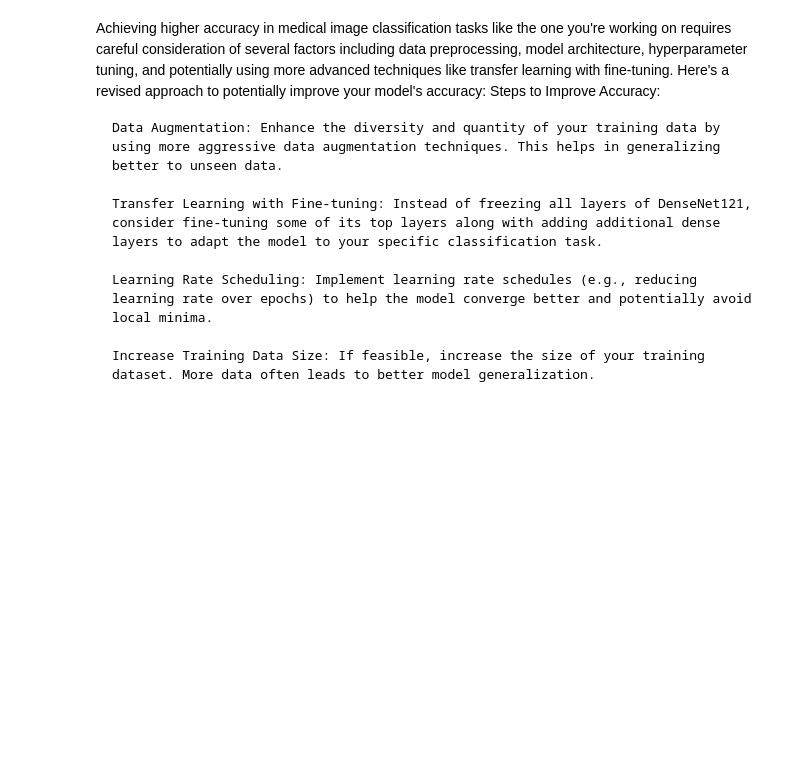
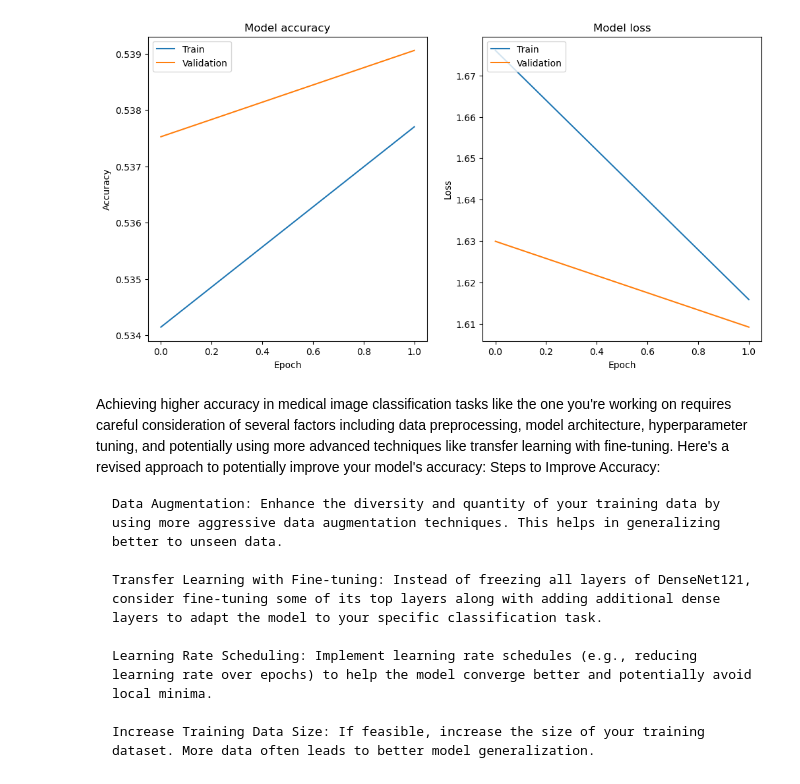
Before and after one commit to MohammadSheakh/Thesis-Codes, a Jupyter notebook: compound dense net/denseNetV4GPT.ipynb, the cells around one changed output. Saved outputs shown, nothing was run; the diff lists cells and outputs as text; code cells hidden in the pictures; blank space fills up the shorter version.

Commit message:
10 epoch 53 percent accuracy

```diff
--- a/compound dense net/denseNetV4GPT.ipynb
+++ b/compound dense net/denseNetV4GPT.ipynb
@@ -64,8 +68,8 @@ train_generator = train_datagen.flow_from_dataframe(
     directory=labeled_images_folder,
     x_col='Image Index',
     y_col='Finding Labels',
-    target_size=(224, 224),
-    batch_size=32,
+    target_size=(192, 192), # (224, 224)
+    batch_size=64,
     class_mode='categorical'
 )
 
@@ -74,8 +78,8 @@ validation_generator = val_datagen.flow_from_dataframe(
     directory=labeled_images_folder,
     x_col='Image Index',
     y_col='Finding Labels',
-    target_size=(224, 224),
-    batch_size=32,
+    target_size=(192, 192), #(224, 224)
+    batch_size=64,
     class_mode='categorical'
 )
 
@@ -84,8 +88,8 @@ test_generator = test_datagen.flow_from_dataframe(
     directory=labeled_images_folder,
     x_col='Image Index',
     y_col='Finding Labels',
-    target_size=(224, 224),
-    batch_size=32,
+    target_size=(192, 192), #(224, 224)
+    batch_size=64,
     class_mode='categorical',
     shuffle=False  # Important to keep the order for evaluation
 )
@@ -92,6 +100,6 @@ test_generator = test_datagen.flow_from_dataframe(
 # %%
 # Load pre-trained DenseNet121
-base_model = DenseNet121(weights='imagenet', include_top=False, input_shape=(224, 224, 3))
+base_model = DenseNet121(weights='imagenet', include_top=False, input_shape=(192, 192, 3)) #(224, 224)
 
 # Add custom layers on top of the base model
 x = base_model.output
@@ -108,7 +116,7 @@ for layer in base_model.layers:
     layer.trainable = False
 
 # Compile the model using SGD with a lower learning rate
-model.compile(optimizer=SGD(lr=0.0001, momentum=0.9), loss='categorical_crossentropy', metrics=['accuracy'])
+model.compile(optimizer=SGD(lr=0.001, momentum=0.9), loss='categorical_crossentropy', metrics=['accuracy']) #lr=0.0001
 
 # Learning rate reduction callback
 reduce_lr = ReduceLROnPlateau(monitor='val_loss', factor=0.1, patience=2, min_lr=0.00001, verbose=1)
@@ -117,7 +125,7 @@ reduce_lr = ReduceLROnPlateau(monitor='val_loss', factor=0.1, patience=2, min_lr
 history = model.fit(
     train_generator,
     steps_per_epoch=len(train_generator),
-    epochs=50,  # Increase epochs
+    epochs=2,  # Increase epochs
     validation_data=validation_generator,
     validation_steps=len(validation_generator),
     callbacks=[reduce_lr]  # Add reduce_lr callback
@@ -141,3 +179,25 @@ print(classification_report(true_labels, predicted_labels, target_names=class_la
+# %%
+# Plot training & validation accuracy values
+plt.figure(figsize=(12, 6))
+plt.subplot(1, 2, 1)
+plt.plot(history.history['accuracy'])
+plt.plot(history.history['val_accuracy'])
+plt.title('Model accuracy')
+plt.ylabel('Accuracy')
+plt.xlabel('Epoch')
+plt.legend(['Train', 'Validation'], loc='upper left')
+# Plot training & validation loss values
+plt.subplot(1, 2, 2)
+plt.plot(history.history['loss'])
+plt.plot(history.history['val_loss'])
+plt.title('Model loss')
+plt.ylabel('Loss')
+plt.xlabel('Epoch')
+plt.legend(['Train', 'Validation'], loc='upper left')
+
+plt.show()
+# %% [output]
+[figure, added]
 # %% [markdown]
 Achieving higher accuracy in medical image classification tasks like the one you're working on requires careful consideration of several factors including data preprocessing, model architecture, hyperparameter tuning, and potentially using more advanced techniques like transfer learning with fine-tuning. Here's a revised approach to potentially improve your model's accuracy:
 Steps to Improve Accuracy:
```
Also changed, not shown: parts of 7 cells of this notebook.
